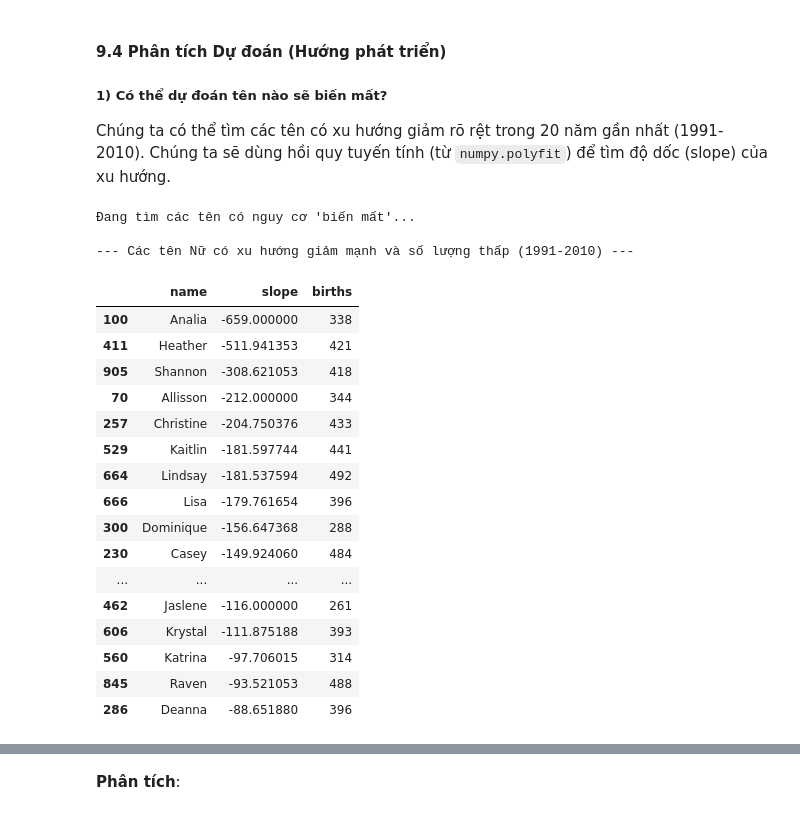
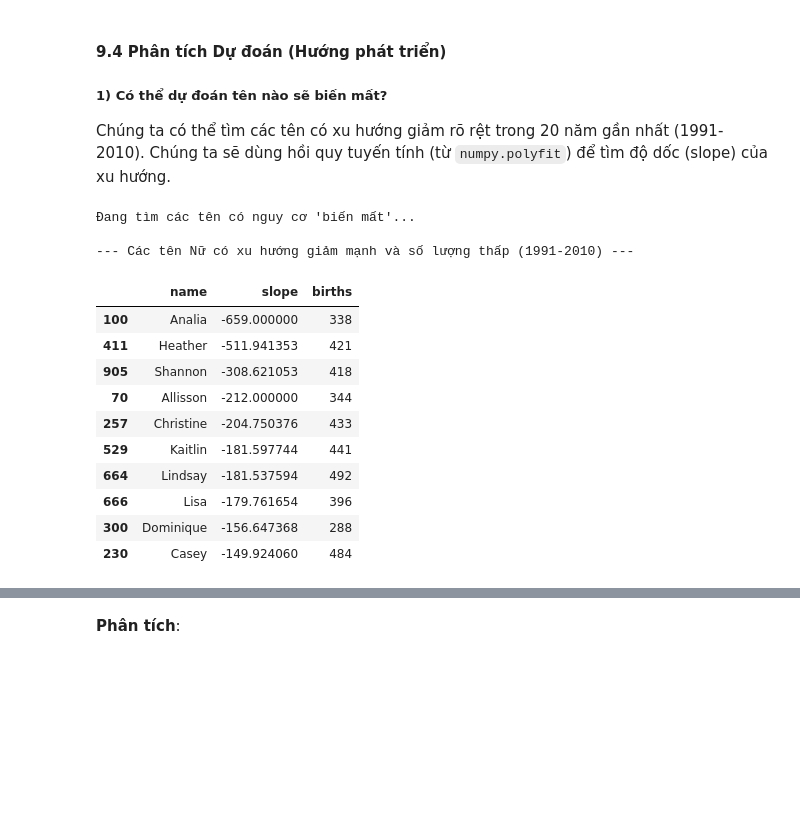
Before and after one commit to TranKhaiAn/sgu_2025_dataAnalysis, a Jupyter notebook: BTL_02-dl16-10/chapter13_3.ipynb, the cells around one changed output, grey strips where cells are left out. Saved outputs shown, nothing was run; the diff lists cells and outputs as text; code cells hidden in the pictures; blank space fills up the shorter version.

```diff
--- a/BTL_02-dl16-10/chapter13_3.ipynb
+++ b/BTL_02-dl16-10/chapter13_3.ipynb
@@ -1024,40 +1087,34 @@ def get_trend_slope(group):
     return slope
 
 # 3. Tính độ dốc cho mỗi tên
 trends = recent_data.groupby('name').apply(get_trend_slope).reset_index(name='slope')
 
 # 4. Lọc ra các tên có độ dốc âm (giảm) và số lượng sinh 2010 thấp
 last_year_births = recent_data[recent_data['year'] == 2010][['name', 'births']]
 disappearing_trends = pd.merge(trends, last_year_births, on='name')
 
 disappearing_names = disappearing_trends[
     (disappearing_trends['slope'] < -50) & # Giảm mạnh (trung bình > 50 lượt/năm)
     (disappearing_trends['births'] < 500)  # Gần như biến mất khỏi top 1000
 ].sort_values('slope') # Sắp xếp theo mức độ giảm nhanh nhất
 
 print("\n--- Các tên Nữ có xu hướng giảm mạnh và số lượng thấp (1991-2010) ---")
-display(disappearing_names.head(20))
+display(disappearing_names.head(10))
 # %% [output]
 Đang tìm các tên có nguy cơ 'biến mất'...
 
 --- Các tên Nữ có xu hướng giảm mạnh và số lượng thấp (1991-2010) ---
 |  | name | slope | births |
 | 100 | Analia | -659.000000 | 338 |
 | 411 | Heather | -511.941353 | 421 |
 | 905 | Shannon | -308.621053 | 418 |
 | 70 | Allisson | -212.000000 | 344 |
 | 257 | Christine | -204.750376 | 433 |
 | 529 | Kaitlin | -181.597744 | 441 |
 | 664 | Lindsay | -181.537594 | 492 |
 | 666 | Lisa | -179.761654 | 396 |
 | 300 | Dominique | -156.647368 | 288 |
 | 230 | Casey | -149.924060 | 484 |
-| ... | ... | ... | ... |
-| 462 | Jaslene | -116.000000 | 261 |
-| 606 | Krystal | -111.875188 | 393 |
-| 560 | Katrina | -97.706015 | 314 |
-| 845 | Raven | -93.521053 | 488 |
-| 286 | Deanna | -88.651880 | 396 |
 # %%
 from numpy import polyfit
 
```
Also changed, not shown: parts of 9 cells of this notebook.
